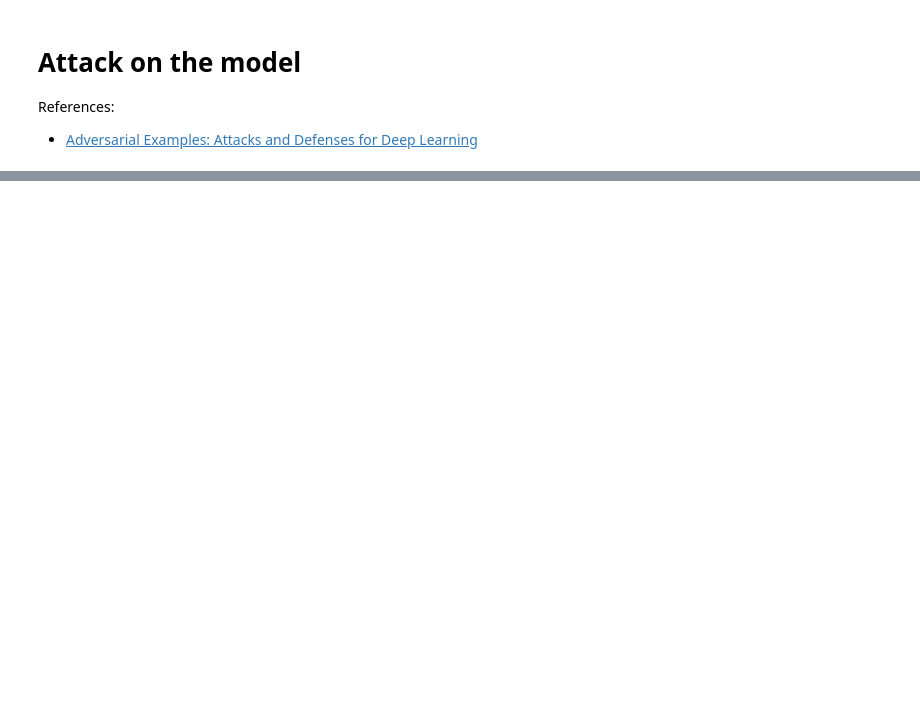
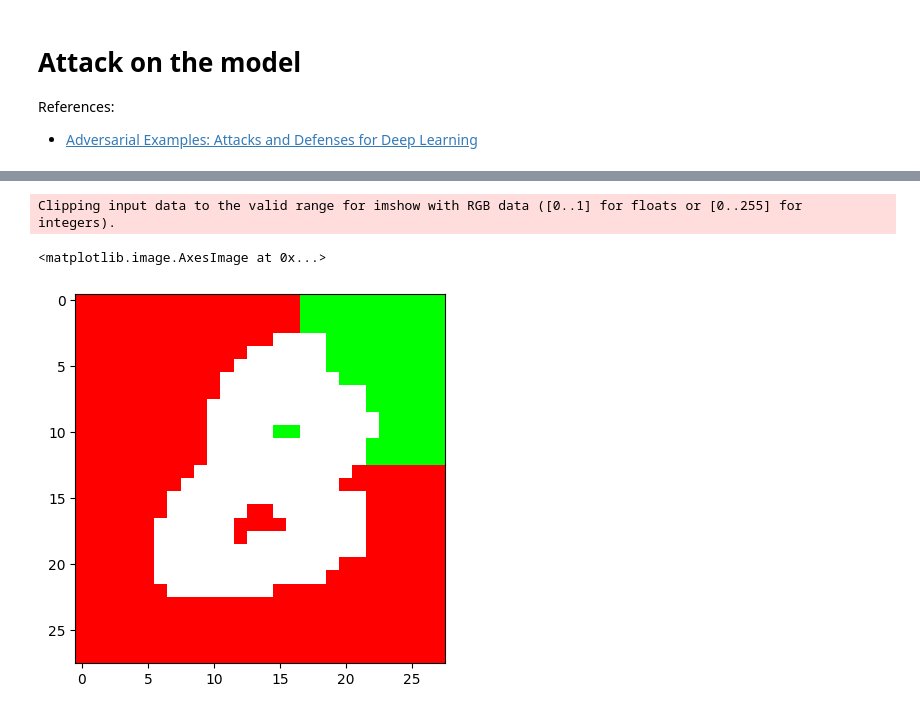
Before and after one commit to cotonne/or-ml-ai-stats, a Jupyter notebook: ai/mnist-LeNet5.ipynb, the cells around one changed output, grey strips where cells are left out. Drawn from its saved outputs; the diff is of its cells as text; code cells hidden in the pictures; blank space fills up the shorter version.

Commit message:
AI: LIME

```diff
--- a/ai/mnist-LeNet5.ipynb
+++ b/ai/mnist-LeNet5.ipynb
@@ -186,0 +235,35 @@ x[0, 0, 0], x_delta.grad[0, 0, 0], x_attack[0, 0, 0], torch.linalg.norm(x - x_at
+# %%
+from lime import lime_image
+from skimage.segmentation import mark_boundaries
+
+model = net
+
+def batch_predict(images):
+    model.eval()
+    batch = torch.stack([torch.from_numpy(i[:,:,0]).unsqueeze(0) for i in images], dim=0)
+    batch = batch.to(device)
+
+    probs = model(batch)
+    # probs = torch.argmax(logits, dim=1)
+
+    return probs.detach().cpu().numpy()
+
+
+
+explainer = lime_image.LimeImageExplainer()
+# %%
+explanation = explainer.explain_instance(x_origin[0].numpy(),
+                                         batch_predict, # classification function
+                                         top_labels=5,
+                                         hide_color=0,
+                                         num_samples=1000)
+temp, mask = explanation.get_image_and_mask(explanation.top_labels[0],
+                                            positive_only=False,
+                                            num_features=10,
+                                            hide_rest=False)
+#img_boundry2 = mark_boundaries(temp/255.0, mask)
+plt.imshow(temp)
+# %% [output]
+Clipping input data to the valid range for imshow with RGB data ([0..1] for floats or [0..255] for integers).
+<matplotlib.image.AxesImage at 0x...>
+[figure, added]
```
Also changed, not shown: parts of 15 cells of this notebook.
